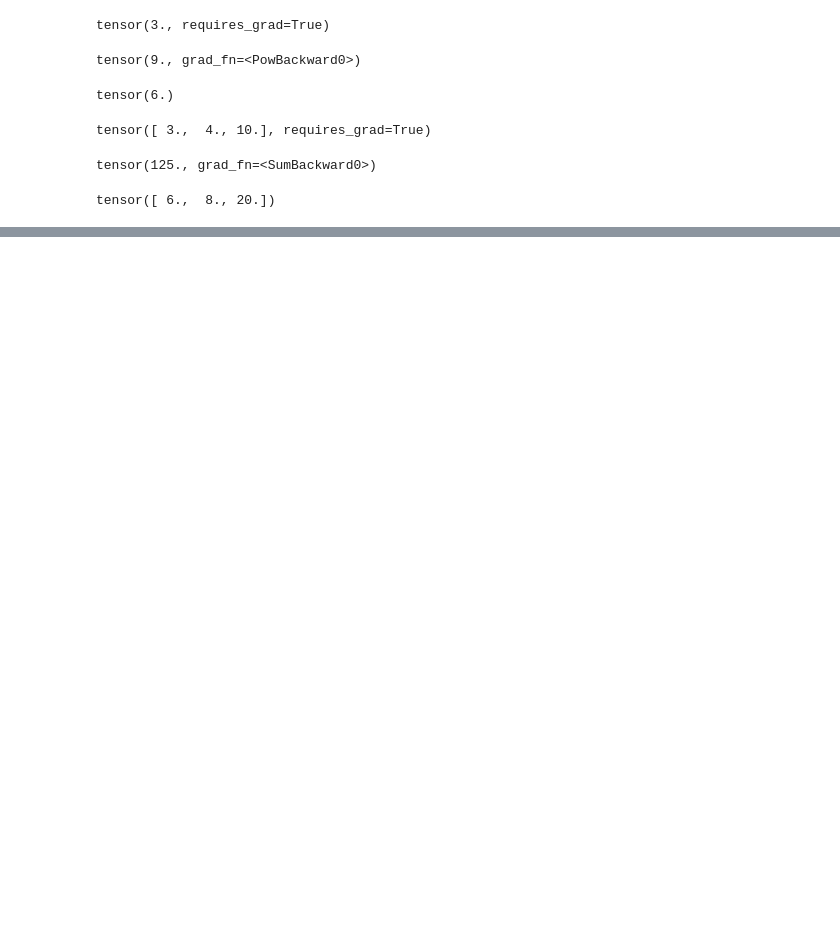
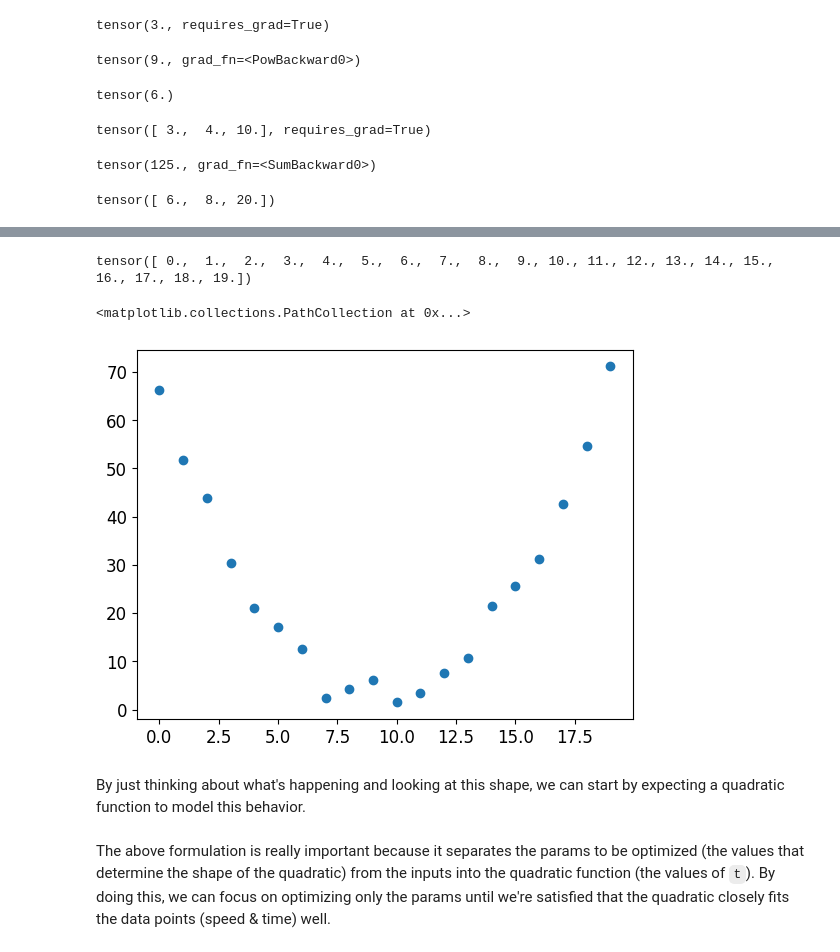
Before and after one commit to CodeWithOz/fastai-deep-learn-coders, a Jupyter notebook: ch_04_mnist.ipynb, the cells around one changed output, grey strips where cells are left out. Cells and saved outputs as stored; diff of their text form; code cells hidden in the pictures; blank space fills up the shorter version.

```diff
--- a/ch_04_mnist.ipynb
+++ b/ch_04_mnist.ipynb
@@ -311,0 +334,14 @@ tensor([ 6.,  8., 20.])
+# %%
+time = torch.arange(0, 20).float()
+time
+# %% [output]
+tensor([ 0.,  1.,  2.,  3.,  4.,  5.,  6.,  7.,  8.,  9., 10., 11., 12., 13., 14., 15., 16., 17., 18., 19.])
+# %%
+# model speed with some randomness
+speed = torch.randn(20) * 3 + 0.75 * (time - 9.5).pow(2) + 1
+plt.scatter(time, speed)
+# %% [output]
+<matplotlib.collections.PathCollection at 0x...>
+[figure, added]
+# %% [markdown]
+By just thinking about what's happening and looking at this shape, we can start by expecting a quadratic function to model this behavior.
@@ -311,0 +352,2 @@ tensor([ 6.,  8., 20.])
+# %% [markdown]
+The above formulation is really important because it separates the params to be optimized (the values that determine the shape of the quadratic) from the inputs into the quadratic function (the values of `t`). By doing this, we can focus on optimizing only the params until we're satisfied that the quadratic closely fits the data points (speed & time) well.
```
Also changed, not shown: parts of 8 cells of this notebook.
